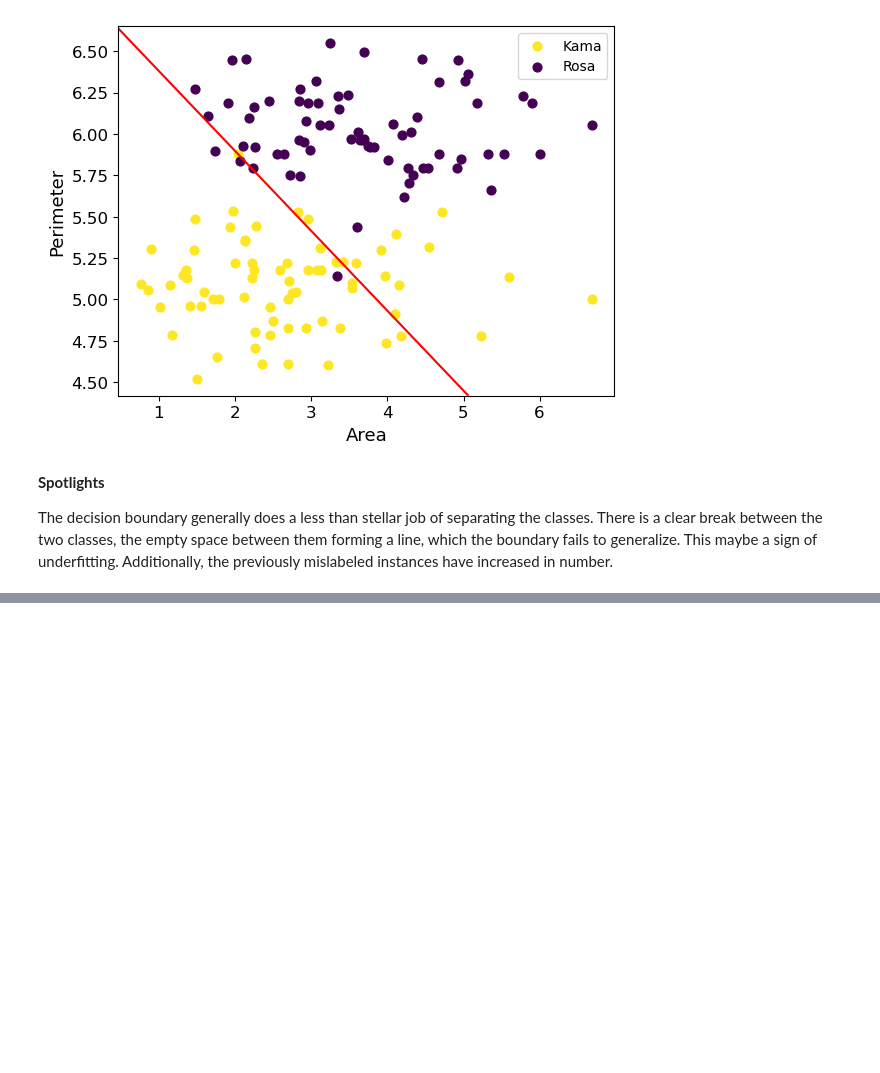
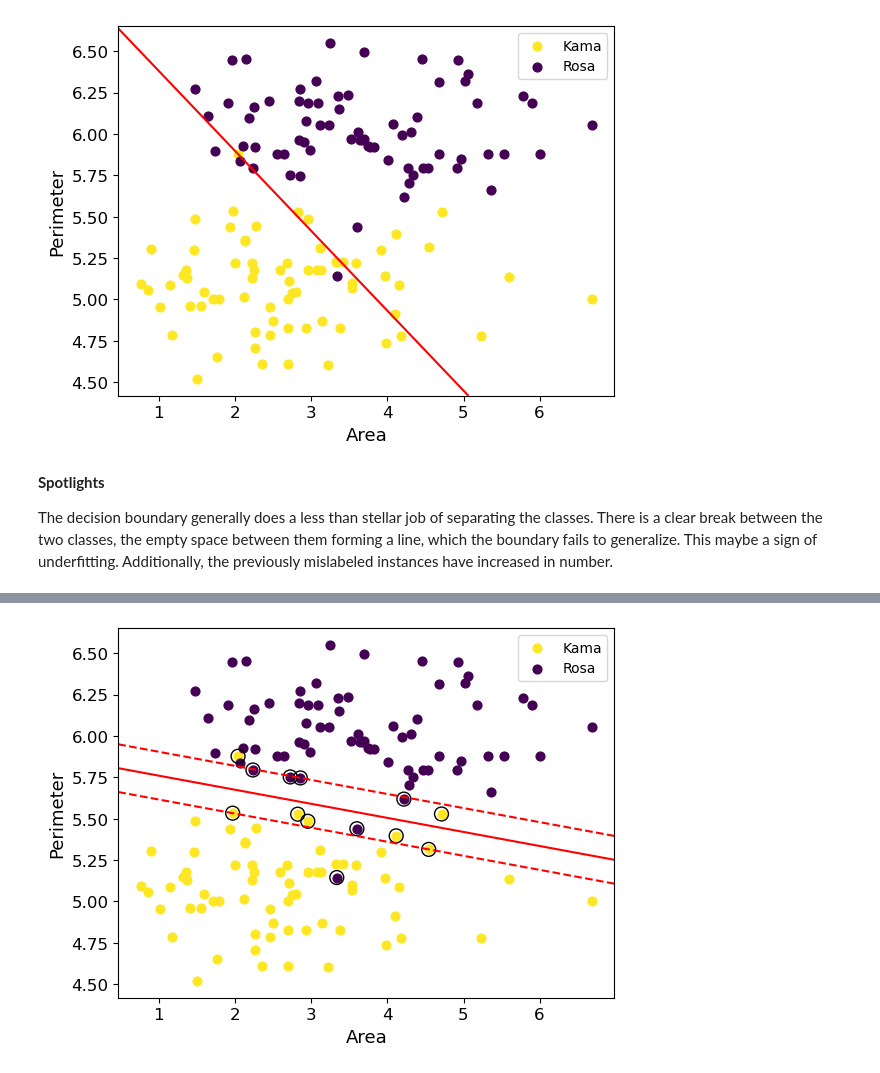
Before and after one commit to tyrantdavis/svm-wheat-classification, a Jupyter notebook: wheat-classification.ipynb, the cells around one changed output, grey strips where cells are left out. Saved outputs shown, nothing was run; the diff lists cells and outputs as text; code cells hidden in the pictures; blank space fills up the shorter version.

Commit message:
Train SVM and graph its boundary.

```diff
--- a/wheat-classification.ipynb
+++ b/wheat-classification.ipynb
@@ -440,0 +447,7 @@ The decision boundary generally does a less than stellar job of separating the c
+# %%
+svm = SVC(kernel="linear", C=100, random_state=1936)
+svm.fit(examined_features.values, label.values)
+
+graph_decision_boundary(examined_features, label, svm, True)
+# %% [output]
+[figure, added]
```
Also changed, not shown: parts of 3 cells of this notebook.
